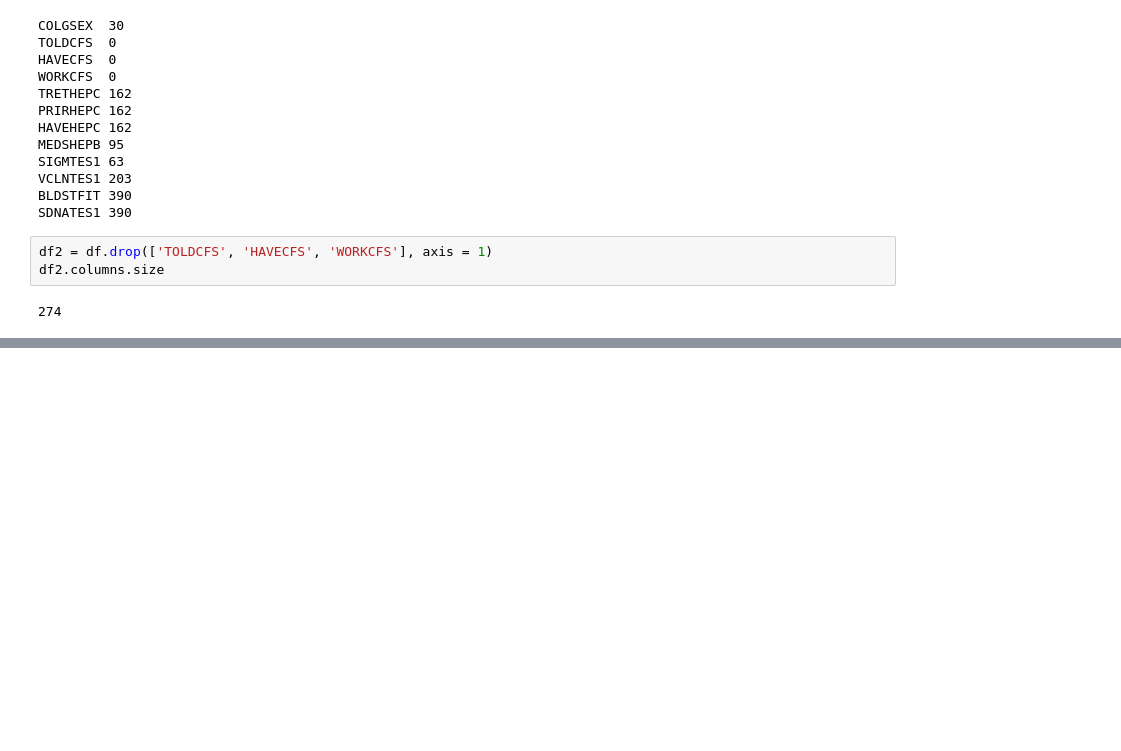
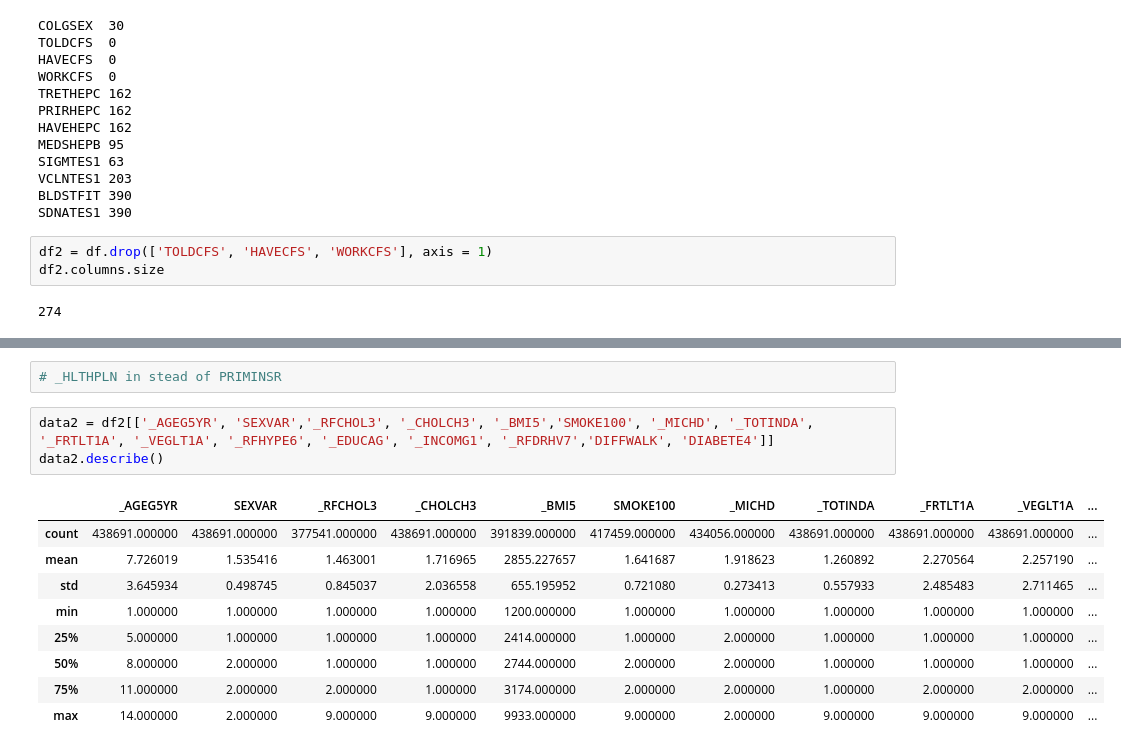
Before and after one commit to puhalskib/adv-p-health, a Jupyter notebook: main.ipynb, the cells around one changed output, grey strips where cells are left out. Saved outputs shown, nothing was run; the diff lists cells and outputs as text; blank space fills up the shorter version.

```diff
--- a/main.ipynb
+++ b/main.ipynb
@@ -197,0 +273,15 @@ df2.columns.size
+# %%
+# _HLTHPLN in stead of PRIMINSR
+# %%
+data2 = df2[['_AGEG5YR', 'SEXVAR','_RFCHOL3', '_CHOLCH3', '_BMI5','SMOKE100', '_MICHD', '_TOTINDA', '_FRTLT1A', '_VEGLT1A', '_RFHYPE6', '_EDUCAG', '_INCOMG1', '_RFDRHV7','DIFFWALK', 'DIABETE4']]
+data2.describe()
+# %% [output]
+|  | _AGEG5YR | SEXVAR | _RFCHOL3 | _CHOLCH3 | _BMI5 | SMOKE100 | _MICHD | _TOTINDA | _FRTLT1A | _VEGLT1A | ... |
+| count | 438691.000000 | 438691.000000 | 377541.000000 | 438691.000000 | 391839.000000 | 417459.000000 | 434056.000000 | 438691.000000 | 438691.000000 | 438691.000000 | ... |
+| mean | 7.726019 | 1.535416 | 1.463001 | 1.716965 | 2855.227657 | 1.641687 | 1.918623 | 1.260892 | 2.270564 | 2.257190 | ... |
+| std | 3.645934 | 0.498745 | 0.845037 | 2.036558 | 655.195952 | 0.721080 | 0.273413 | 0.557933 | 2.485483 | 2.711465 | ... |
+| min | 1.000000 | 1.000000 | 1.000000 | 1.000000 | 1200.000000 | 1.000000 | 1.000000 | 1.000000 | 1.000000 | 1.000000 | ... |
+| 25% | 5.000000 | 1.000000 | 1.000000 | 1.000000 | 2414.000000 | 1.000000 | 2.000000 | 1.000000 | 1.000000 | 1.000000 | ... |
+| 50% | 8.000000 | 2.000000 | 1.000000 | 1.000000 | 2744.000000 | 2.000000 | 2.000000 | 1.000000 | 1.000000 | 1.000000 | ... |
+| 75% | 11.000000 | 2.000000 | 2.000000 | 1.000000 | 3174.000000 | 2.000000 | 2.000000 | 1.000000 | 2.000000 | 2.000000 | ... |
+| max | 14.000000 | 2.000000 | 9.000000 | 9.000000 | 9933.000000 | 9.000000 | 2.000000 | 9.000000 | 9.000000 | 9.000000 | ... |
```
Also changed, not shown: parts of 10 cells of this notebook, 5 other files.
